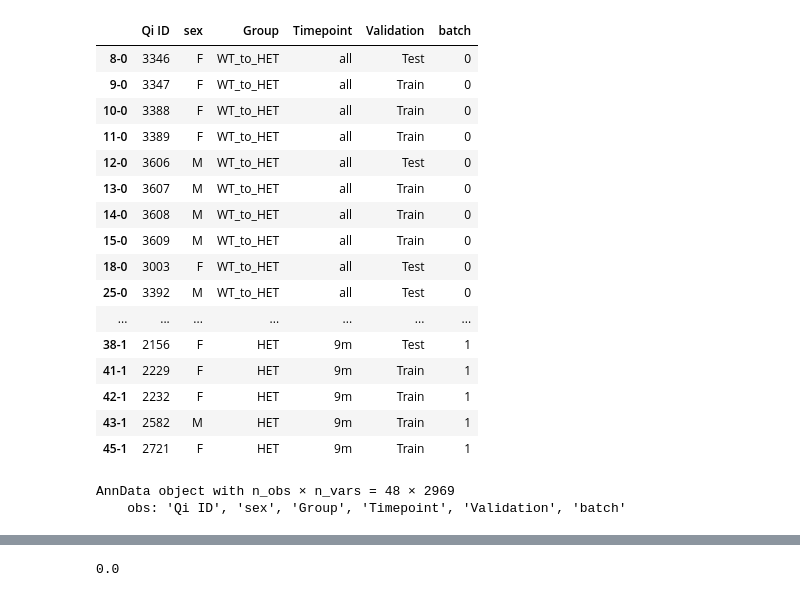
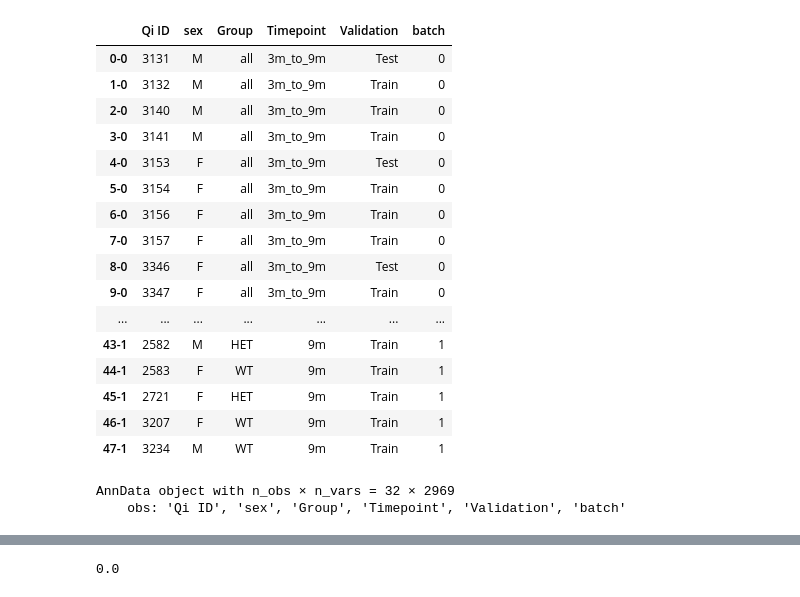
Before and after one commit to Kalamojo/Alz_trVAE, a Jupyter notebook: Jupyter Notebooks/Mean_Comparisons.ipynb, the cells around one changed output, grey strips where cells are left out. Cells and saved outputs as stored; diff of their text form; code cells hidden in the pictures.

```diff
--- a/Jupyter Notebooks/Mean_Comparisons.ipynb
+++ b/Jupyter Notebooks/Mean_Comparisons.ipynb
@@ -18,28 +26,28 @@ condition_key = "Group"
 # %%
-trvae_reconstructed = sc.read(f"./data/reconstructed/trVAE_alzPro/{cellType}_{source}_to_{target}_{'norm' if normalized else 'count'}_{combination}.h5ad")
+trvae_reconstructed = sc.read(f"./data/reconstructed/trVAE_{data_name}/{cellType}_{source}_to_{target}_{'norm' if normalized else 'count'}_{combination}.h5ad")
 trvae_reconstructed.obs
 # %% [output]
 |  | Qi ID | sex | Group | Timepoint | Validation | batch |
-| 8-0 | 3346 | F | WT_to_HET | all | Test | 0 |
-| 9-0 | 3347 | F | WT_to_HET | all | Train | 0 |
-| 10-0 | 3388 | F | WT_to_HET | all | Train | 0 |
-| 11-0 | 3389 | F | WT_to_HET | all | Train | 0 |
-| 12-0 | 3606 | M | WT_to_HET | all | Test | 0 |
-| 13-0 | 3607 | M | WT_to_HET | all | Train | 0 |
-| 14-0 | 3608 | M | WT_to_HET | all | Train | 0 |
-| 15-0 | 3609 | M | WT_to_HET | all | Train | 0 |
-| 18-0 | 3003 | F | WT_to_HET | all | Test | 0 |
-| 25-0 | 3392 | M | WT_to_HET | all | Test | 0 |
+| 0-0 | 3131 | M | all | 3m_to_9m | Test | 0 |
+| 1-0 | 3132 | M | all | 3m_to_9m | Train | 0 |
+| 2-0 | 3140 | M | all | 3m_to_9m | Train | 0 |
+| 3-0 | 3141 | M | all | 3m_to_9m | Train | 0 |
+| 4-0 | 3153 | F | all | 3m_to_9m | Test | 0 |
+| 5-0 | 3154 | F | all | 3m_to_9m | Train | 0 |
+| 6-0 | 3156 | F | all | 3m_to_9m | Train | 0 |
+| 7-0 | 3157 | F | all | 3m_to_9m | Train | 0 |
+| 8-0 | 3346 | F | all | 3m_to_9m | Test | 0 |
+| 9-0 | 3347 | F | all | 3m_to_9m | Train | 0 |
 | ... | ... | ... | ... | ... | ... | ... |
-| 38-1 | 2156 | F | HET | 9m | Test | 1 |
-| 41-1 | 2229 | F | HET | 9m | Train | 1 |
-| 42-1 | 2232 | F | HET | 9m | Train | 1 |
 | 43-1 | 2582 | M | HET | 9m | Train | 1 |
+| 44-1 | 2583 | F | WT | 9m | Train | 1 |
 | 45-1 | 2721 | F | HET | 9m | Train | 1 |
+| 46-1 | 3207 | F | WT | 9m | Train | 1 |
+| 47-1 | 3234 | M | WT | 9m | Train | 1 |
 # %%
 trvae_reconstructed
 # %% [output]
-AnnData object with n_obs × n_vars = 48 × 2969
+AnnData object with n_obs × n_vars = 32 × 2969
     obs: 'Qi ID', 'sex', 'Group', 'Timepoint', 'Validation', 'batch'
 # %%
 dist1 = trvae_reconstructed[trvae_reconstructed.obs[condition_key] == f"{source}_to_{target}"]
```
Also changed, not shown: parts of 23 cells of this notebook, 21 other files.
